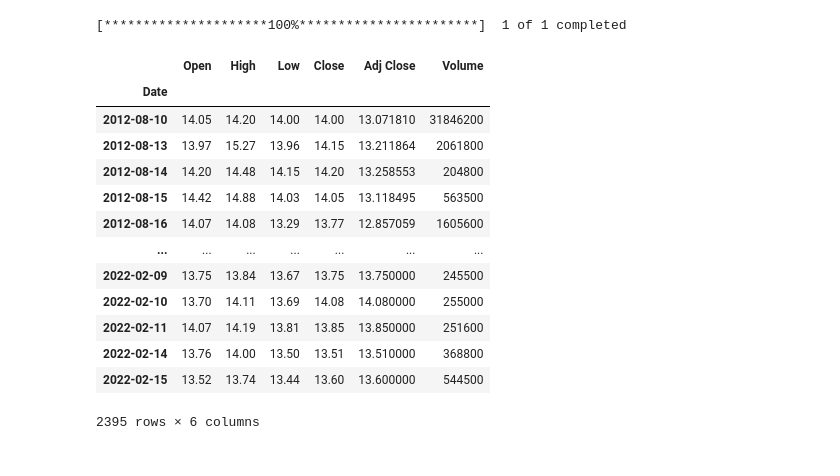
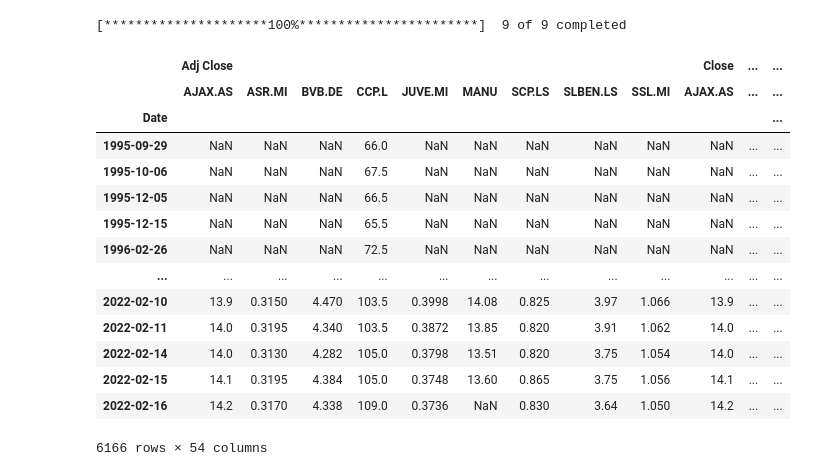
Before and after one commit to SweetyHotGirl21/Soccer-Bet-Stock-Hedge, a Jupyter notebook: main.ipynb, the cells around one changed output. Saved outputs shown, nothing was run; the diff lists cells and outputs as text; code cells hidden in the pictures.

```diff
--- a/main.ipynb
+++ b/main.ipynb
@@ -30,18 +8,2 @@ MANU.balance_sheet
-# %%
-yf.download(tickers=ticker)
-# %% [output]
-[*********************100%***********************]  1 of 1 completed
-|  | Open | High | Low | Close | Adj Close | Volume |
-| Date |  |  |  |  |  |  |
-| 2012-08-10 | 14.05 | 14.20 | 14.00 | 14.00 | 13.071810 | 31846200 |
-| 2012-08-13 | 13.97 | 15.27 | 13.96 | 14.15 | 13.211864 | 2061800 |
-| 2012-08-14 | 14.20 | 14.48 | 14.15 | 14.20 | 13.258553 | 204800 |
-| 2012-08-15 | 14.42 | 14.88 | 14.03 | 14.05 | 13.118495 | 563500 |
-| 2012-08-16 | 14.07 | 14.08 | 13.29 | 13.77 | 12.857059 | 1605600 |
-| ... | ... | ... | ... | ... | ... | ... |
-| 2022-02-09 | 13.75 | 13.84 | 13.67 | 13.75 | 13.750000 | 245500 |
-| 2022-02-10 | 13.70 | 14.11 | 13.69 | 14.08 | 14.080000 | 255000 |
-| 2022-02-11 | 14.07 | 14.19 | 13.81 | 13.85 | 13.850000 | 251600 |
-| 2022-02-14 | 13.76 | 14.00 | 13.50 | 13.51 | 13.510000 | 368800 |
-| 2022-02-15 | 13.52 | 13.74 | 13.44 | 13.60 | 13.600000 | 544500 |
-2395 rows × 6 columns
+# %%
+club_ticker = ["MANU","JUVE.MI","BVB.DE","AJAX.AS","SSL.MI","ASR.MI","CCP.L","SLBEN.LS","SCP.LS"]
@@ -47,0 +17,22 @@ yf.download(tickers=ticker)
+# %%
+club_prices = yf.download(tickers=club_ticker)
+# %% [output]
+[*********************100%***********************]  9 of 9 completed
+# %%
+club_prices
+# %% [output]
+|  | Adj Close |  |  |  |  |  |  |  |  | Close | ... | ... |
+|  | AJAX.AS | ASR.MI | BVB.DE | CCP.L | JUVE.MI | MANU | SCP.LS | SLBEN.LS | SSL.MI | AJAX.AS | ... | ... |
+| Date |  |  |  |  |  |  |  |  |  |  |  | ... |
+| 1995-09-29 | NaN | NaN | NaN | 66.0 | NaN | NaN | NaN | NaN | NaN | NaN | ... | ... |
+| 1995-10-06 | NaN | NaN | NaN | 67.5 | NaN | NaN | NaN | NaN | NaN | NaN | ... | ... |
+| 1995-12-05 | NaN | NaN | NaN | 66.5 | NaN | NaN | NaN | NaN | NaN | NaN | ... | ... |
+| 1995-12-15 | NaN | NaN | NaN | 65.5 | NaN | NaN | NaN | NaN | NaN | NaN | ... | ... |
+| 1996-02-26 | NaN | NaN | NaN | 72.5 | NaN | NaN | NaN | NaN | NaN | NaN | ... | ... |
+| ... | ... | ... | ... | ... | ... | ... | ... | ... | ... | ... | ... | ... |
+| 2022-02-10 | 13.9 | 0.3150 | 4.470 | 103.5 | 0.3998 | 14.08 | 0.825 | 3.97 | 1.066 | 13.9 | ... | ... |
+| 2022-02-11 | 14.0 | 0.3195 | 4.340 | 103.5 | 0.3872 | 13.85 | 0.820 | 3.91 | 1.062 | 14.0 | ... | ... |
+| 2022-02-14 | 14.0 | 0.3130 | 4.282 | 105.0 | 0.3798 | 13.51 | 0.820 | 3.75 | 1.054 | 14.0 | ... | ... |
+| 2022-02-15 | 14.1 | 0.3195 | 4.384 | 105.0 | 0.3748 | 13.60 | 0.865 | 3.75 | 1.056 | 14.1 | ... | ... |
+| 2022-02-16 | 14.2 | 0.3170 | 4.338 | 109.0 | 0.3736 | NaN | 0.830 | 3.64 | 1.050 | 14.2 | ... | ... |
+6166 rows × 54 columns
```
Also changed, not shown: parts of 8 cells of this notebook.
